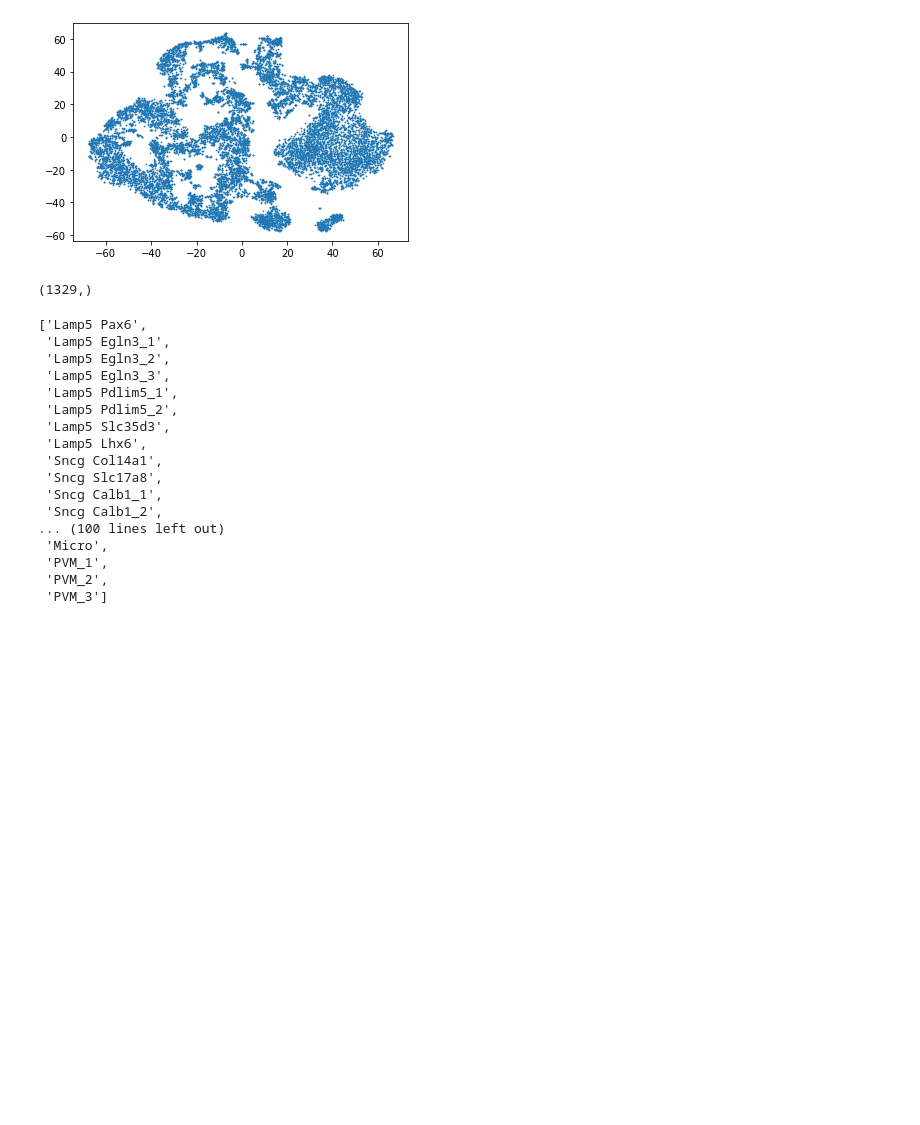
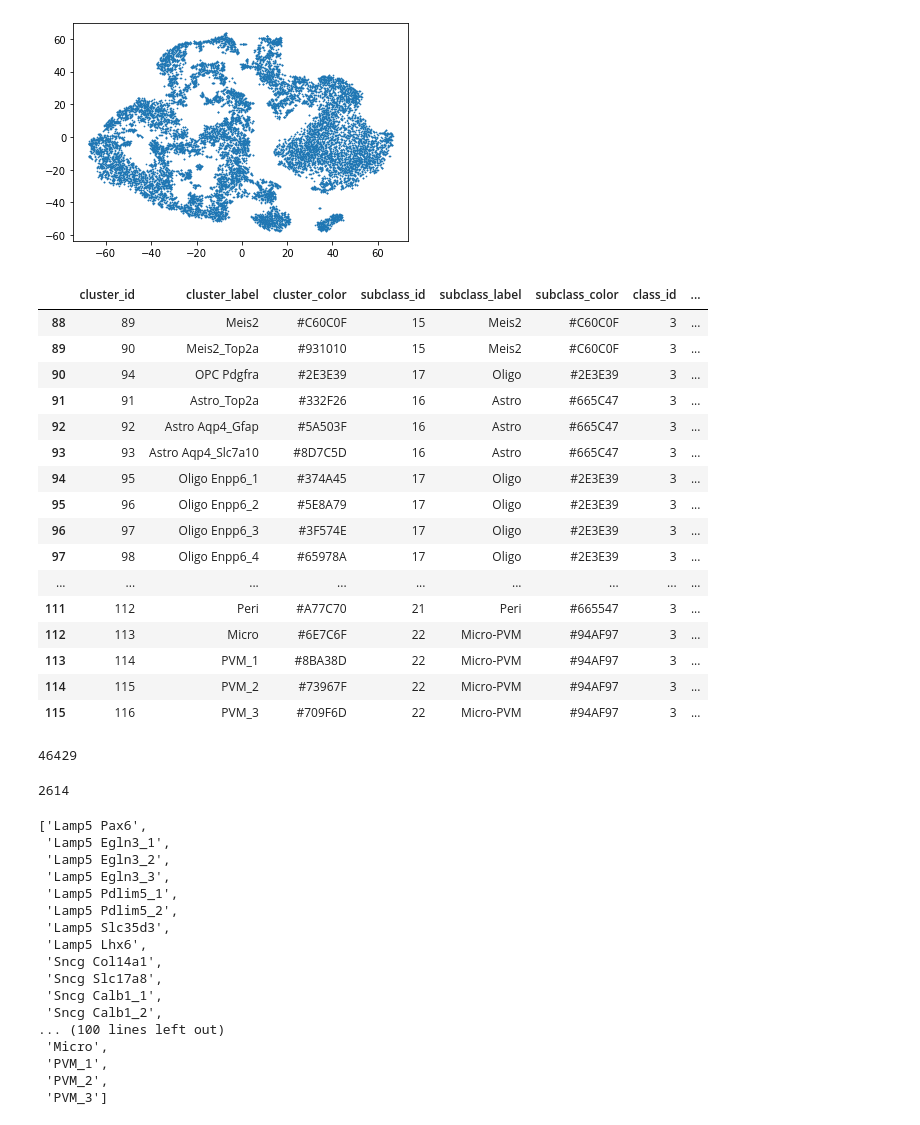
Before and after one commit to RyokoNod/Clustering_Neurons, a Jupyter notebook: code/understanding_image_1c.ipynb, the cells around one changed output. Saved outputs shown, nothing was run; the diff lists cells and outputs as text; code cells hidden in the pictures; blank space fills up the shorter version.

Commit message:
Added information about figure 1c
Added information on what figure 1c represents exactly and where the data points came from.

```diff
--- a/code/understanding_image_1c.ipynb
+++ b/code/understanding_image_1c.ipynb
@@ -87,9 +101,33 @@ ttypes = pickle.load(open('../data/processed/rnaseq/ttypes.pickle', 'rb'))
-# %%
-ttypes[ 'type'].shape
-# %% [output]
-(1329,)
 # %%
 clusterAnn = pd.read_csv('../data/raw/allen/yao2020/cluster.annotation.csv')
+# %%
+clusterAnn[clusterAnn["class_label"] == "Other"]
+# %% [output]
+|  | cluster_id | cluster_label | cluster_color | subclass_id | subclass_label | subclass_color | class_id | ... |
+| 88 | 89 | Meis2 | #C60C0F | 15 | Meis2 | #C60C0F | 3 | ... |
+| 89 | 90 | Meis2_Top2a | #931010 | 15 | Meis2 | #C60C0F | 3 | ... |
+| 90 | 94 | OPC Pdgfra | #2E3E39 | 17 | Oligo | #2E3E39 | 3 | ... |
+| 91 | 91 | Astro_Top2a | #332F26 | 16 | Astro | #665C47 | 3 | ... |
+| 92 | 92 | Astro Aqp4_Gfap | #5A503F | 16 | Astro | #665C47 | 3 | ... |
+| 93 | 93 | Astro Aqp4_Slc7a10 | #8D7C5D | 16 | Astro | #665C47 | 3 | ... |
+| 94 | 95 | Oligo Enpp6_1 | #374A45 | 17 | Oligo | #2E3E39 | 3 | ... |
+| 95 | 96 | Oligo Enpp6_2 | #5E8A79 | 17 | Oligo | #2E3E39 | 3 | ... |
+| 96 | 97 | Oligo Enpp6_3 | #3F574E | 17 | Oligo | #2E3E39 | 3 | ... |
+| 97 | 98 | Oligo Enpp6_4 | #65978A | 17 | Oligo | #2E3E39 | 3 | ... |
+| ... | ... | ... | ... | ... | ... | ... | ... | ... |
+| 111 | 112 | Peri | #A77C70 | 21 | Peri | #665547 | 3 | ... |
+| 112 | 113 | Micro | #6E7C6F | 22 | Micro-PVM | #94AF97 | 3 | ... |
+| 113 | 114 | PVM_1 | #8BA38D | 22 | Micro-PVM | #94AF97 | 3 | ... |
+| 114 | 115 | PVM_2 | #73967F | 22 | Micro-PVM | #94AF97 | 3 | ... |
+| 115 | 116 | PVM_3 | #709F6D | 22 | Micro-PVM | #94AF97 | 3 | ... |
+# %%
+m1data["viplamp"]['seqDepths'].max()
+# %% [output]
+46429
+# %%
+np.sum(m1data["neurons"]['counts'][0])
+# %% [output]
+2614
 # %%
 list(clusterAnn["cluster_label"])
 # %% [output]
```
Also changed, not shown: parts of 12 cells of this notebook.
